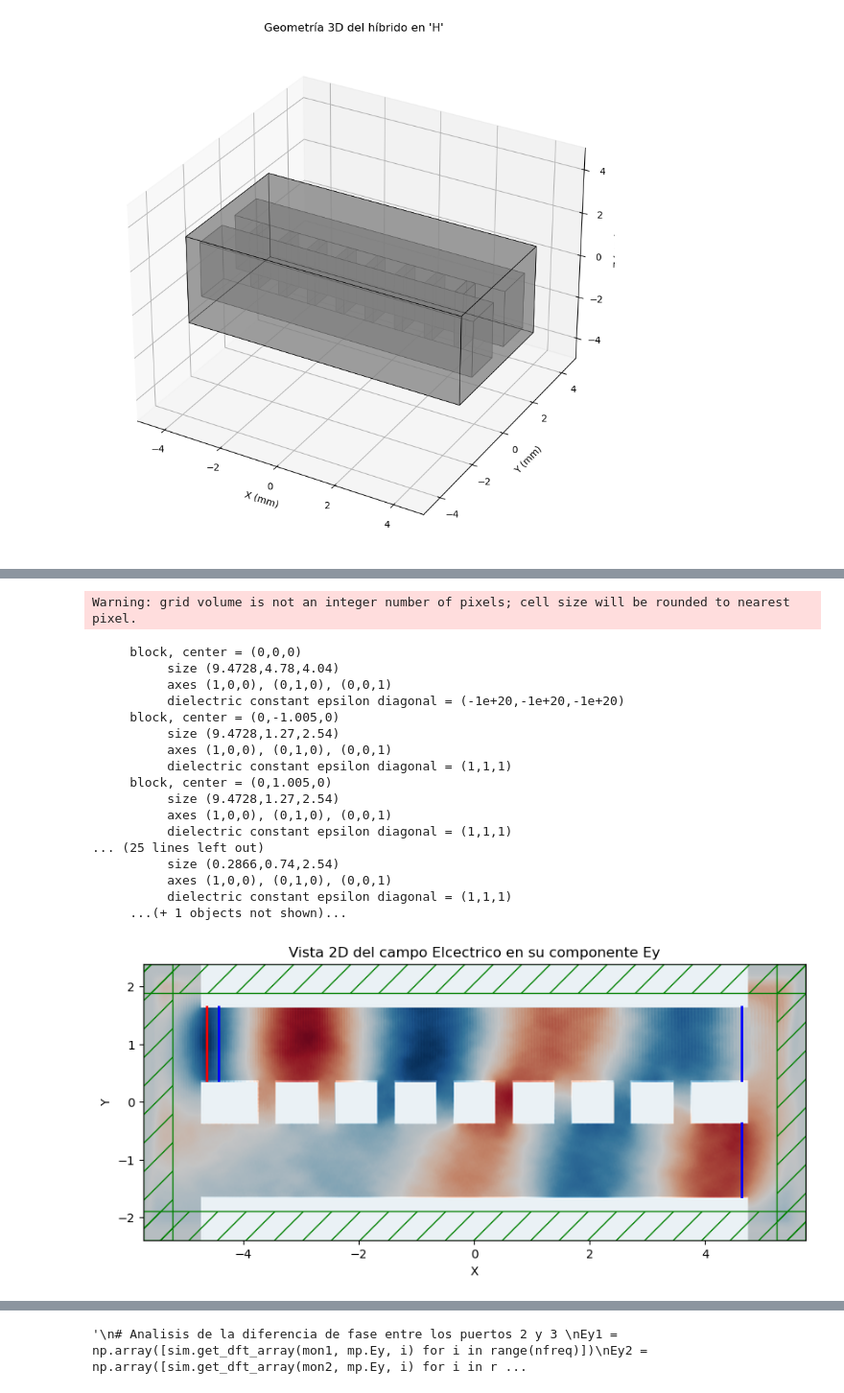
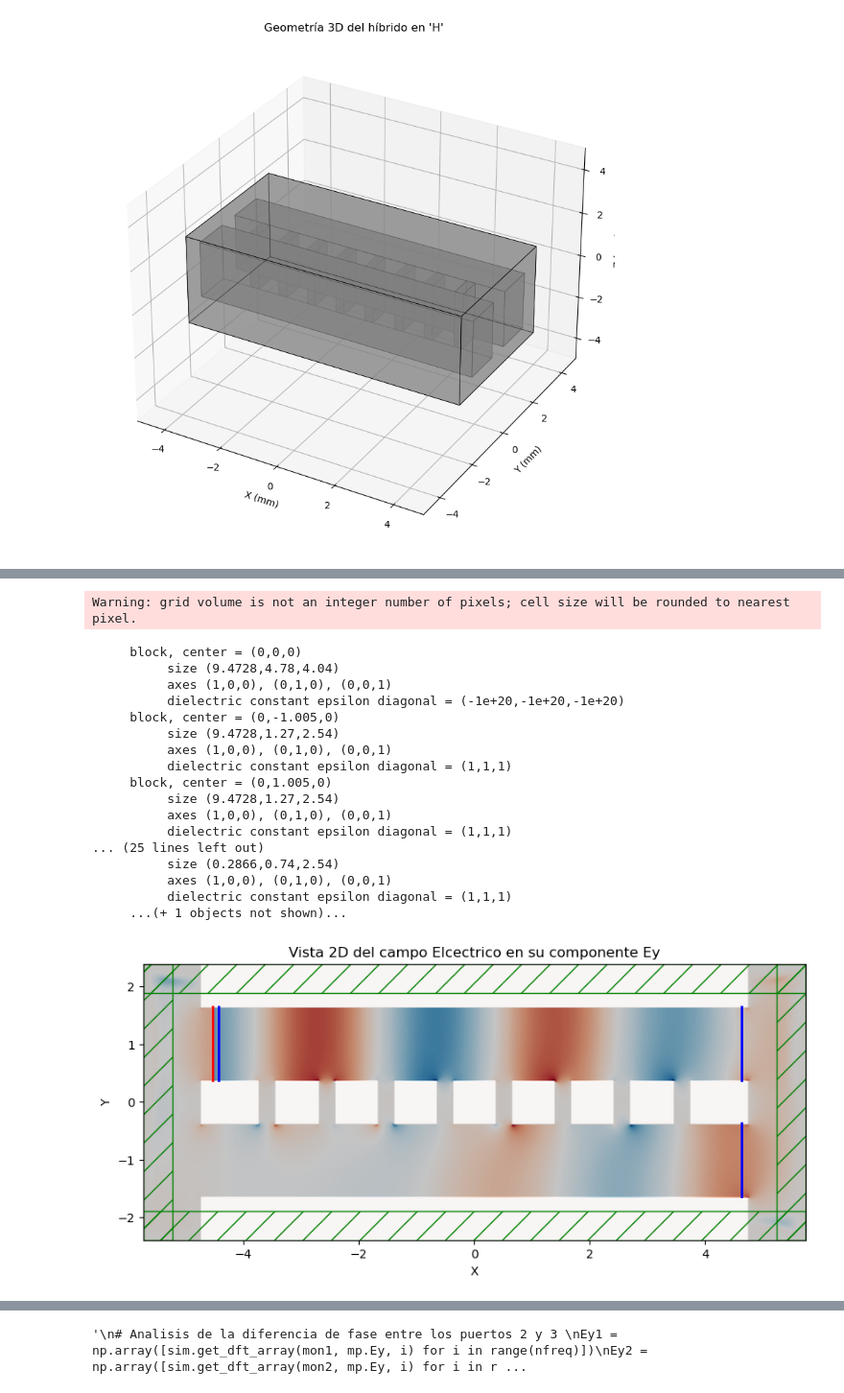
Before and after one commit to olopezace/optimizacion, a Jupyter notebook: geometriaHibrido.ipynb, the cells around one changed output, grey strips where cells are left out. Shown at 96% size. Drawn from its saved outputs; the diff is of its cells as text; code cells hidden in the pictures.

```diff
--- a/geometriaHibrido.ipynb
+++ b/geometriaHibrido.ipynb
@@ -32,20 +32,22 @@ resolution = 45 # pts/mm Resoluciones bajas dan errores de INf o Nan en los ca,p
 fminima = 75
 fmaxima = 110
 
-fminima = fminima/ 300 # en milimetros
-fmaxima = fmaxima/ 300 # en milimetros
+fminima = fminima/ 300 # en unidades de Meep
+fmaxima = fmaxima/ 300 # en unidades de Meep
 
 fcentral  = (fminima + fmaxima)/2
-df = (fminima - fmaxima)
+df = np.abs(fminima - fmaxima)
 
 nfreq = 100
+
+timeSimulation = L + 4
 # %%
 # Definición de la fuente
 sources2 = [
     mp.Source(
-        mp.ContinuousSource(frequency=fcentral, fwidth = df), component=mp. Hz,size=(0, b,a) ,center=mp.Vector3(-L/2+0.1,(b+d)/2,  0),
+        mp.ContinuousSource(frequency=fcentral, fwidth = df), component=mp.Bz,size=(0, b,a) ,center=mp.Vector3(-L/2+0.2,(b+d)/2,  0)
     )
-]
+] # Cambie de continua a gaussiana OJO
 
 # monitores de flujo
 
@@ -248,5 +246,13 @@ round(9.5)
 # ahora ejecutamos la simulación (mantén tu sim.run original)
 #Atiempo = 10/9
 
-sim.run(until = L+2)
+
+global fluxtime
+fluxtime = []
+
+def print_flux(sim) :
+    fluxtime.append([ mp.get_fluxes(fm) for fm in flux_monitors ])
+
+sim.run(mp.at_every(0.5, print_flux),                 # cada 50 unidades de tiempo
+        until=50)
 # %% [output]
@@ -270,29 +331,29 @@ run 1 finished at t = 20.677777777777777 (1861 timesteps)
 # %%
 %matplotlib inline
 fig = plt.figure(figsize=(10,10))
-sim.plot2D(output_plane=mp.Volume(center=mp.Vector3(), size=mp.Vector3(cell_x, cell_y, 0)),fields=mp.Bz) # cambiar entre Ey y Bz para ver lso diferentes campos
+sim.plot2D(output_plane=mp.Volume(center=mp.Vector3(), size=mp.Vector3(cell_x, cell_y, 0)),fields=mp.Ey) # cambiar entre Ey y Bz para ver lso diferentes campos
 plt.title("Vista 2D del campo Elcectrico en su componente Ey")
 plt.show()
 # %% [output]
 Warning: grid volume is not an integer number of pixels; cell size will be rounded to nearest pixel.
      block, center = (0,0,0)
           size (9.4728,4.78,4.04)
           axes (1,0,0), (0,1,0), (0,0,1)
           dielectric constant epsilon diagonal = (-1e+20,-1e+20,-1e+20)
      block, center = (0,-1.005,0)
           size (9.4728,1.27,2.54)
           axes (1,0,0), (0,1,0), (0,0,1)
           dielectric constant epsilon diagonal = (1,1,1)
      block, center = (0,1.005,0)
           size (9.4728,1.27,2.54)
           axes (1,0,0), (0,1,0), (0,0,1)
           dielectric constant epsilon diagonal = (1,1,1)
 ... (25 lines left out)
           size (0.2866,0.74,2.54)
           axes (1,0,0), (0,1,0), (0,0,1)
           dielectric constant epsilon diagonal = (1,1,1)
      ...(+ 1 objects not shown)...
-[figure, old version]
+[figure, new version]
 # %%
 
 # --- EXTRAEMOS Y PLOTAMOS FLUJO VS LONGITUD DE ONDA ---
```
Also changed, not shown: parts of 11 cells of this notebook.
